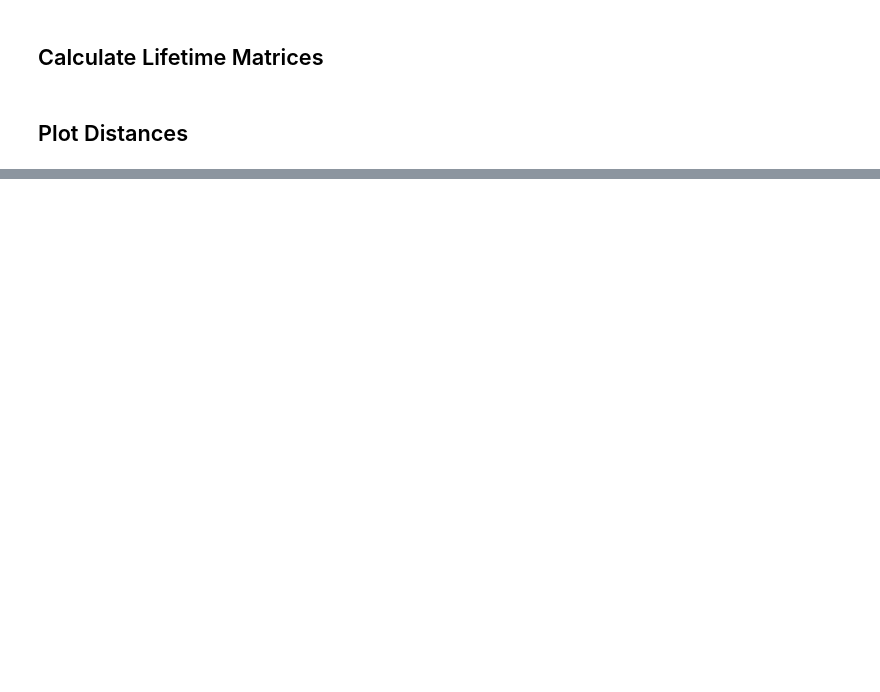
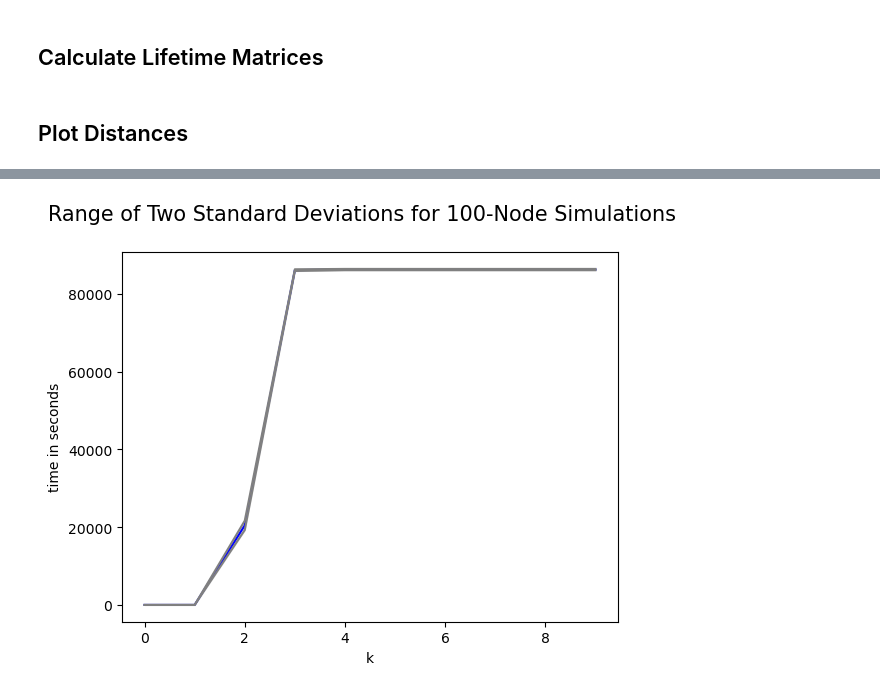
Before and after one commit to TheaMAS/sat-parser, a Jupyter notebook: Lifetimes Confidence Intervals.ipynb, the cells around one changed output, grey strips where cells are left out. Drawn from its saved outputs; the diff is of its cells as text; code cells hidden in the pictures; blank space fills up the shorter version.

Commit message:
updated confidence intervals notebook

```diff
--- a/Lifetimes Confidence Intervals.ipynb
+++ b/Lifetimes Confidence Intervals.ipynb
@@ -130,10 +130,11 @@ def exponentiation_entry(A, n, k, i, j):
             prod_ij = prod_ij | (A[i][l] & exponentiation_entry(A, n, k - 1, l, j))
         return prod_ij
 
-filename = "/home/zeno/Documents/repositories/nasa-2023/satParsing/outputs/sim-2023-02-17/starlink_a_1000 Contact Analysis.csv"
+# filename = "/home/zeno/Documents/repositories/nasa-2023/satParsing/outputs/sim-2023-02-17/starlink_a_1000 Contact Analysis.csv"
 # filename = "/home/zeno/Documents/repositories/nasa-2023/satParsing/outputs/starlink-40-sat-single/starlink_40_sats_0 Contact Analysis.csv"
 
-A = populate_matrix(filename)
+# A = populate_matrix(filename)
+A = identity_matrix(10)
 # print(A)
 print(len(A))
 n = len(A)
@@ -226,8 +245,9 @@ folder_n = folder + "/starlink-{}-sat-single".format(n)
 folder_n = folder
 for i in range(sample_size):
 
-    # filename = folder_n + "/starlink_{}_sats_{} Contact Analysis.csv".format(n, i)
-    filename = folder_n + "/starlink_a_{} Contact Analysis.csv".format(n, i)
+    filename = folder_n + "/starlink_{}_sats_{} Contact Analysis.csv".format(n, i)
+    # filename = folder_n + "/starlink_a_{} Contact Analysis.csv".format(n, i)
+    # print(filename)
     A = imac.soapConverter(filename)
     A_list.append(A)
     # filename = folder + "/starlink_b Contact Analysis.csv"
@@ -273,5 +311,5 @@ for i in range(sample_size):
         if k == 1:
             A_k = A
         else:
-            A_k = imac.interval_matrix_mult(A_walks[i][-1], A)
+            A_k = matrix_multiply_sym(A_walks[i][-1], A, len(A))
         A_walks[i].append(A_k)
@@ -323,6 +382,7 @@ import matplotlib.pyplot as plt
 import pandas as pd
 import seaborn as sns
 from scipy import stats
+import math
 
 # source : https://pythonguides.com/scipy-confidence-interval/
 def confidence_interval(data, confidence=0.95):
@@ -332,41 +392,52 @@ def confidence_interval(data, confidence=0.95):
     h = std_error * stats.t.ppf((1 + confidence) / 2.0, length - 1)
     return mean, mean - h, mean + h
 
+def error_bars(data):
+    data = np.array(data)
+    length = len(data)
+    mean, std = np.mean(data), np.std(data)
+    error = 2 * std / math.sqrt(length)
+    return mean, mean - error, mean + error
+
 # data = [2, 4, 6, 3, 8, 9, 4]
 # confidence_interval(data)
 # %%
 # following :
 
 x = list(range(walk_length))
 
 lower_list = []
 upper_list = []
 mean_list = []
 
 for i in range(walk_length):
     data = []
     for j in range(len(y_lifetime_list)):
         data.append(y_lifetime_list[j][i])
-    mean, lower, upper = confidence_interval(data)
+    # mean, lower, upper = confidence_interval(data)
+    mean, lower, upper = error_bars(data)
 
     mean_list.append(mean)
     lower_list.append(lower)
     upper_list.append(upper)
 
 fig, ax = plt.subplots()
 
 ax.plot(x, mean_list, color="blue")
 ax.plot(x, lower_list, color="grey")
 ax.plot(x, upper_list, color="grey")
 
 ax.set_xlabel('k')
 ax.set_ylabel('time in seconds')
-fig.suptitle('95% Confidence Interval for {}-Node Simulations'.format(n), fontsize=15)
+# fig.suptitle('95% Confidence Interval for {}-Node Simulations'.format(n), fontsize=15)
+fig.suptitle('Range of Two Standard Deviations for {}-Node Simulations'.format(n), fontsize=15)
 
 plt.fill_between(x, lower_list, upper_list, color='grey', alpha=0.2)
 
 plt.savefig(folder_stats + "/starlink_{}_sats_{}_confidence.png".format(n, sample_size))
 plt.show()
+# %% [output]
+[figure, added]
 # %%
 def add_vector(x):
     content = ""
```
Also changed, not shown: parts of 5 cells of this notebook.
